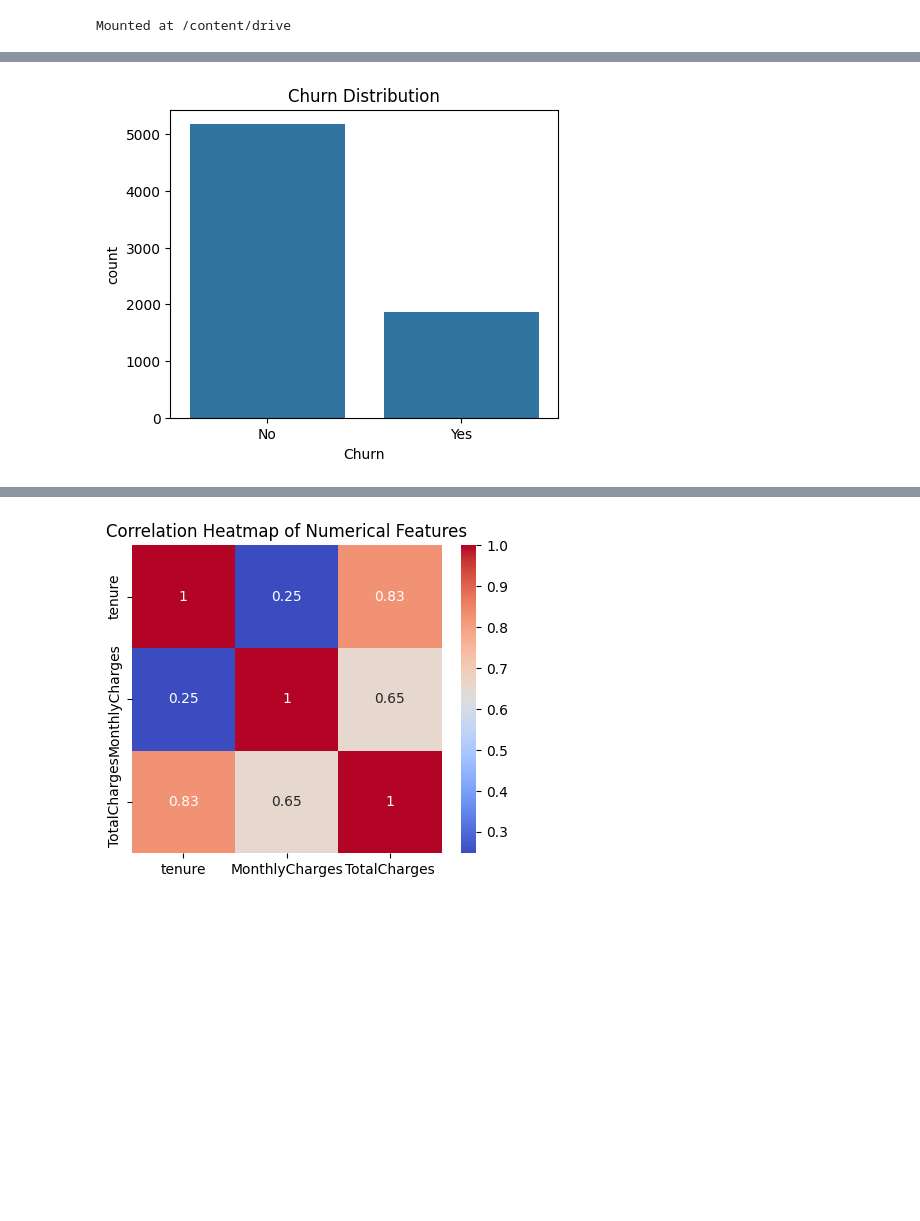
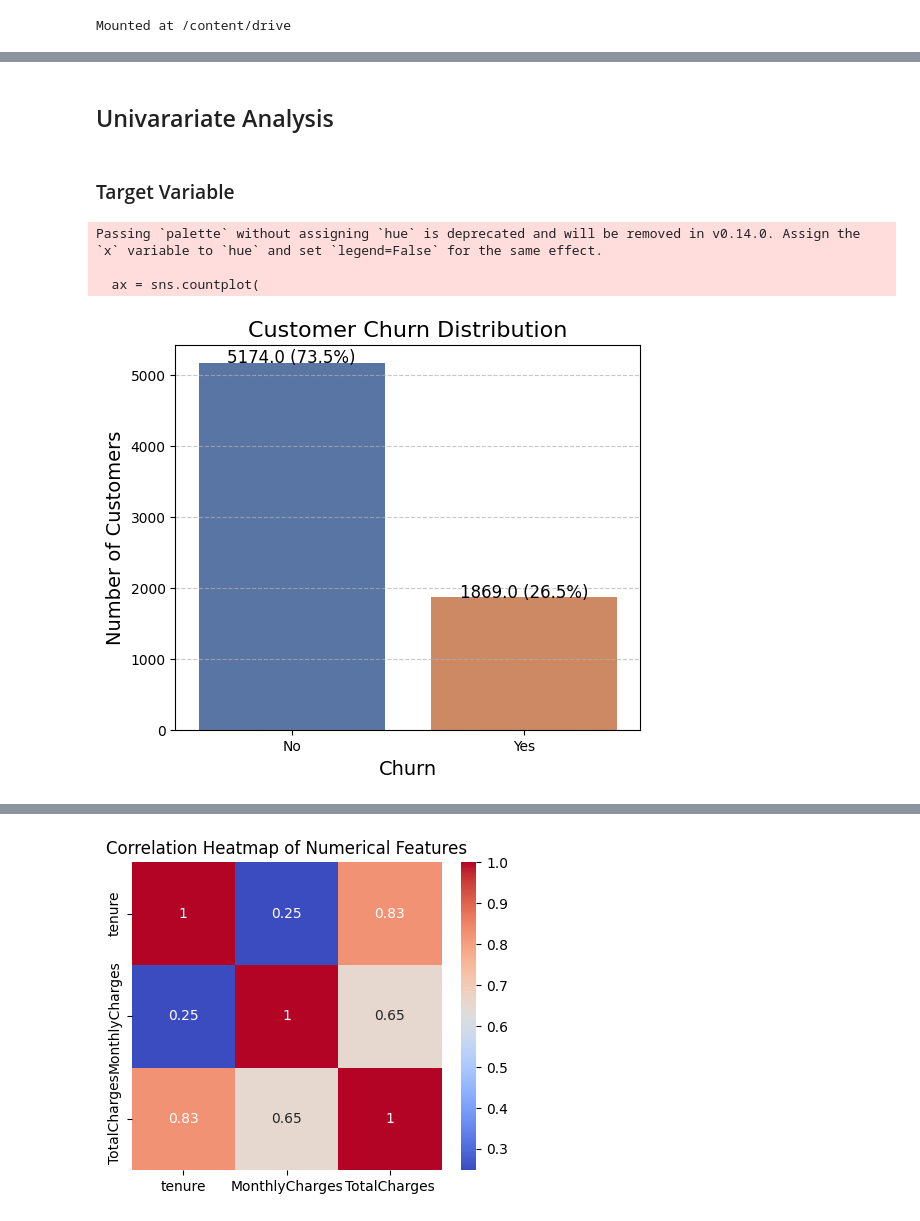
Before and after one commit to Kavishka2401/CustomerChurnPredictionSystem, a Jupyter notebook: 1_EDA.ipynb, the cells around one changed output, grey strips where cells are left out. Cells and saved outputs as stored; diff of their text form; code cells hidden in the pictures; blank space fills up the shorter version.

```diff
--- a/1_EDA.ipynb
+++ b/1_EDA.ipynb
@@ -51,0 +106,16 @@ memory usage: 1.2+ MB
+# %%
+# Create an estimated total charge
+data['estimated_total'] = data['MonthlyCharges'] * data['tenure']
+
+# Calculate absolute difference
+data['difference'] = abs(data['TotalCharges_numeric'] - data['estimated_total'])
+
+# Find the rows with the maximum difference
+max_diff = data['difference'].max()
+outliers = data[data['difference'] == max_diff]
+
+# Drop the helper columns
+data = data.drop(columns=['estimated_total', 'difference'])
+
+# Print the maximum difference
+print("Maximum difference between TotalCharges and MonthlyCharges*tenure:", max_diff)
@@ -148,7 +138,35 @@ Number of duplicate rows: 0
-# %%
-plt.figure(figsize=(5,4))
-sns.countplot(x='Churn', data=data)
-plt.title("Churn Distribution")
-plt.show()
-# %% [output]
-[figure, removed]
+# %% [markdown]
+## Univarariate Analysis
+# %% [markdown]
+### Target Variable
+# %%
+plt.figure(figsize=(6,5))
+ax = sns.countplot(
+    x='Churn',
+    data=data,
+    palette=['#4c72b0', '#dd8452']
+)
+
+# Add percentages
+total = len(data)
+for p in ax.patches:
+    height = p.get_height()
+    ax.text(
+        x=p.get_x() + p.get_width()/2,
+        y=height + 5,
+        s=f'{height} ({height/total*100:.1f}%)',
+        ha='center',
+        fontsize=12
+    )
+
+# Labels and title
+plt.xlabel('Churn', fontsize=14)
+plt.ylabel('Number of Customers', fontsize=14)
+plt.title('Customer Churn Distribution', fontsize=16)
+plt.grid(axis='y', linestyle='--', alpha=0.7)
+plt.show()
+# %% [output]
+Passing `palette` without assigning `hue` is deprecated and will be removed in v0.14.0. Assign the `x` variable to `hue` and set `legend=False` for the same effect.
+
+  ax = sns.countplot(
+[figure, added]
```
Also changed, not shown: parts of 39 cells of this notebook.
